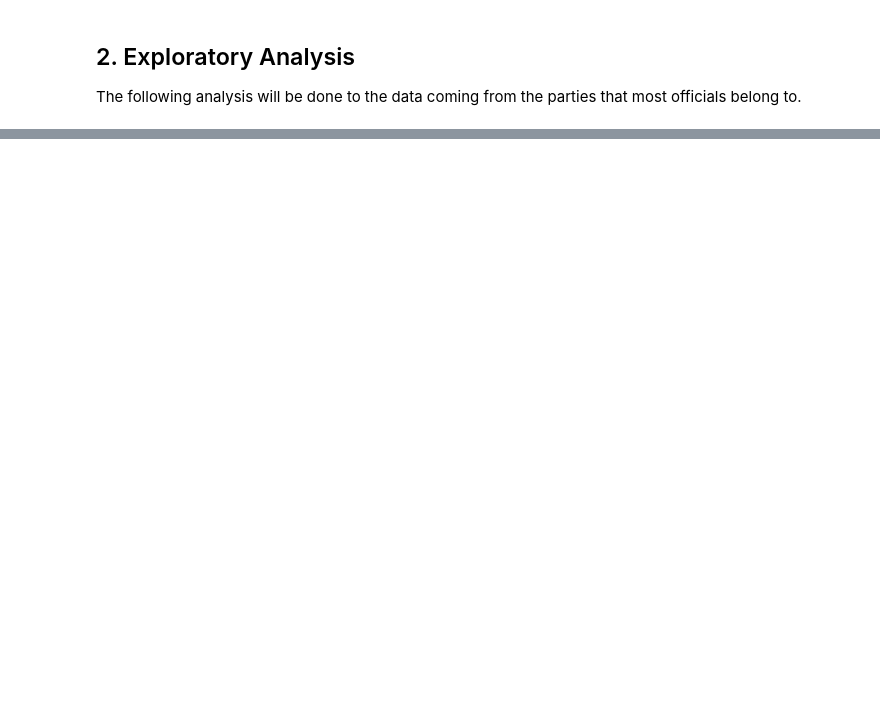
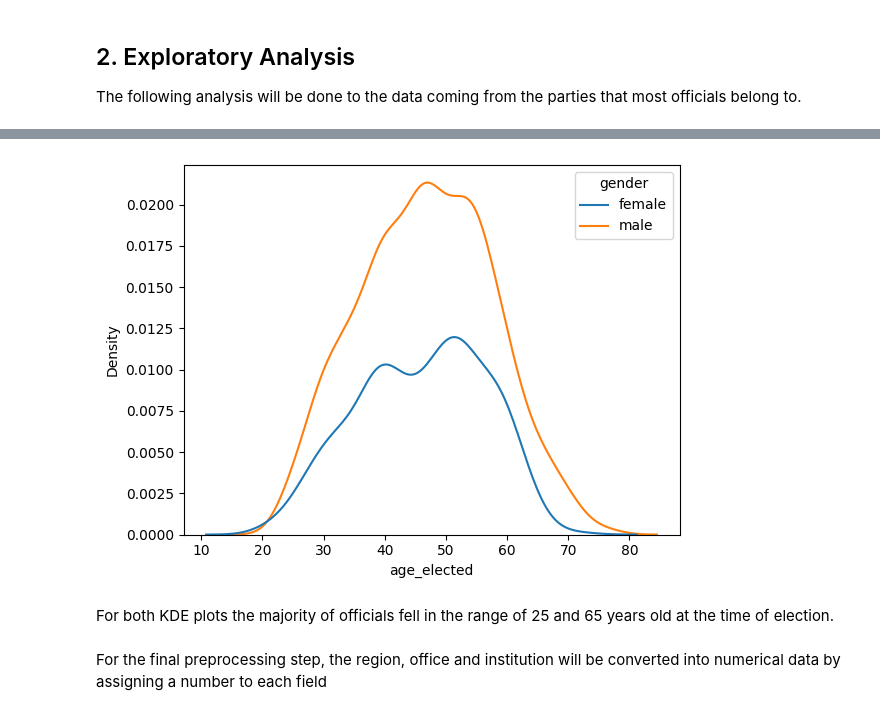
Before and after one commit to AlbertoRomanRamosRodriguez/proyecto-final-adpy, a Jupyter notebook: exploration.ipynb, the cells around one changed output, grey strips where cells are left out. Saved outputs shown, nothing was run; the diff lists cells and outputs as text; code cells hidden in the pictures; blank space fills up the shorter version.

```diff
--- a/exploration.ipynb
+++ b/exploration.ipynb
@@ -186,0 +87,9 @@ majority_df.corr(numeric_only=True)
+# %%
+sns.kdeplot(x='age_elected', hue='gender',data=majority_df)
+plt.savefig("kde-gender.png")
+# %% [output]
+[figure, added]
+# %% [markdown]
+For both KDE plots the majority of officials fell in the range of 25 and 65 years old at the time of election.
+# %% [markdown]
+For the final preprocessing step, the region, office and institution will be converted into numerical data by assigning a number to each field
```
Also changed, not shown: parts of 28 cells of this notebook.
